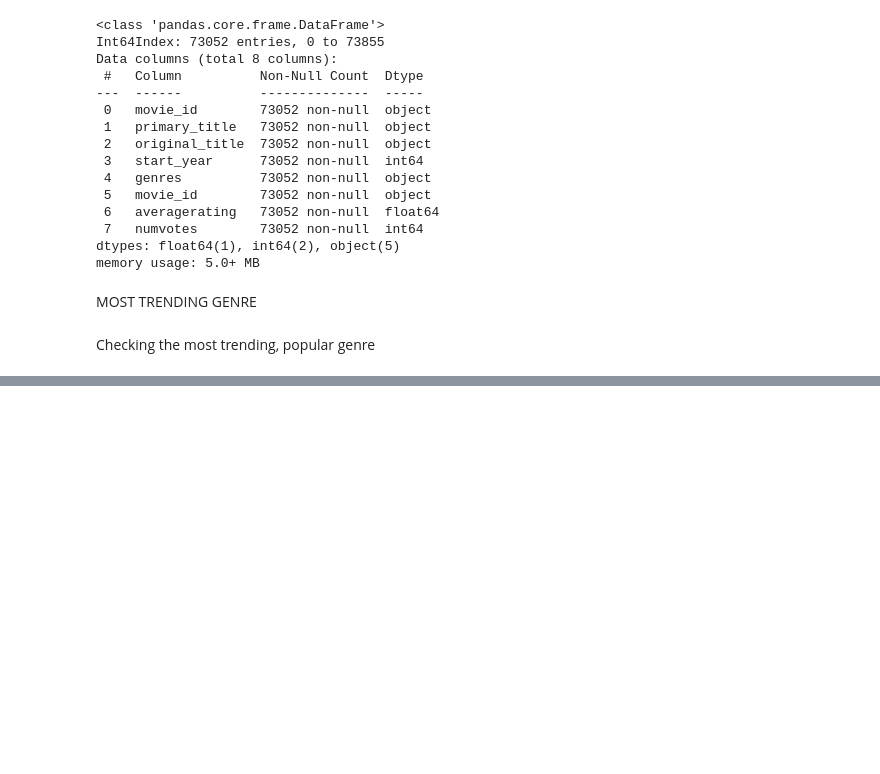
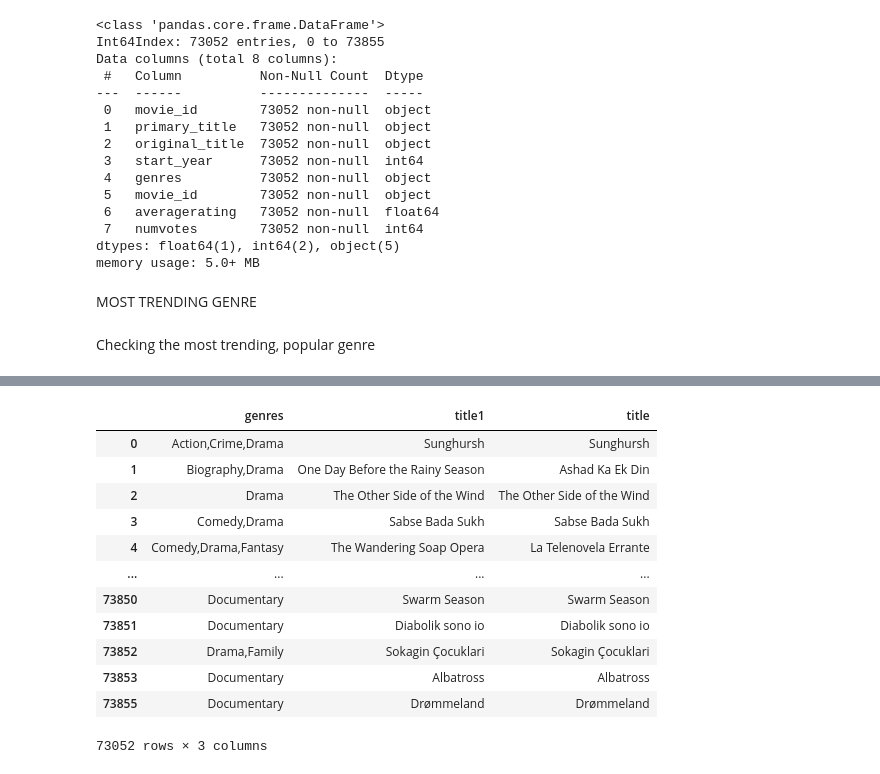
Before and after one commit to N-kioko/PHASE_1_PROJECT, a Jupyter notebook: index.ipynb, the cells around one changed output, grey strips where cells are left out. Cells and saved outputs as stored; diff of their text form; code cells hidden in the pictures; blank space fills up the shorter version.

```diff
--- a/index.ipynb
+++ b/index.ipynb
@@ -247,0 +282,25 @@ Exploring tmdf data set to find out which is the most populat genre
+# %%
+data = {
+    "genres": imdf["genres"],
+    "title1": imdf["primary_title"],
+    "title": imdf["original_title"]
+}
+Movies_genresdf = pd.DataFrame(data)
+Movies_genresdf
+#Mergeddf=pd.merge(bomdf,Movies_genresdf, how = 'left' ,on='title')
+#Mergeddf.info()
+#Mergeddf.isna().sum()
+# %% [output]
+|  | genres | title1 | title |
+| 0 | Action,Crime,Drama | Sunghursh | Sunghursh |
+| 1 | Biography,Drama | One Day Before the Rainy Season | Ashad Ka Ek Din |
+| 2 | Drama | The Other Side of the Wind | The Other Side of the Wind |
+| 3 | Comedy,Drama | Sabse Bada Sukh | Sabse Bada Sukh |
+| 4 | Comedy,Drama,Fantasy | The Wandering Soap Opera | La Telenovela Errante |
+| ... | ... | ... | ... |
+| 73850 | Documentary | Swarm Season | Swarm Season |
+| 73851 | Documentary | Diabolik sono io | Diabolik sono io |
+| 73852 | Drama,Family | Sokagin Çocuklari | Sokagin Çocuklari |
+| 73853 | Documentary | Albatross | Albatross |
+| 73855 | Documentary | Drømmeland | Drømmeland |
+73052 rows × 3 columns
```
Also changed, not shown: parts of 19 cells of this notebook.
